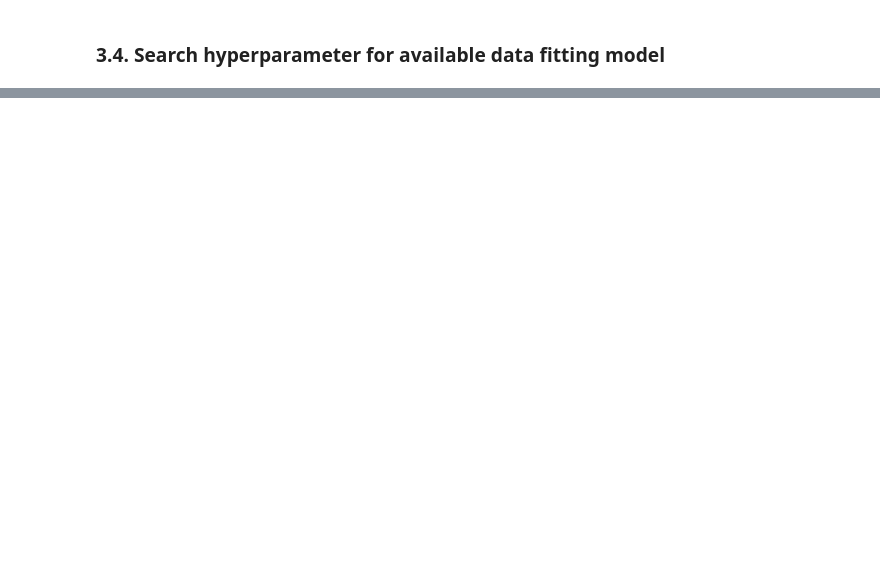
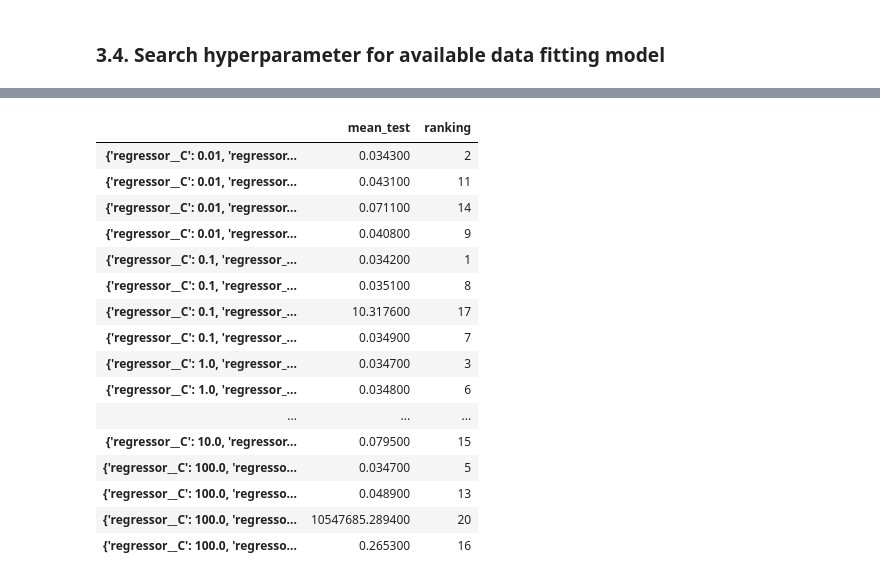
Before and after one commit to dagngyen/hcmus_23-24_coursesra-courses-analysis, a Jupyter notebook: Phase 2: Building model/svm-sigmoid copy.ipynb, the cells around one changed output, grey strips where cells are left out. Cells and saved outputs as stored; diff of their text form; code cells hidden in the pictures; blank space fills up the shorter version.

```diff
--- a/Phase 2: Building model/svm-sigmoid copy.ipynb
+++ b/Phase 2: Building model/svm-sigmoid copy.ipynb
@@ -154,19 +145,9 @@ X_val, X_test, y_val, y_test = train_test_split(X_temp, y_temp, test_size=2/3,ra
 ### **3.3. Initialize transformer**
 # %%
 # Create transformer for numerical and categorical features by using Pipeline
-num_transformer = Pipeline(steps=[('scaler', MinMaxScaler())])
+num_transformer = Pipeline(steps=[('scaler', StandardScaler())])
 cat_transformer = Pipeline(steps=[('onehot', OneHotEncoder(sparse=False, handle_unknown='ignore'))])
 
 # Create a preprocessor using ColumnTransformer
-preprocessor = ColumnTransformer(
-    transformers=[
-        ('num', num_transformer, numeracy_),
-        ('cat', cat_transformer, category_)
-    ])
-
-# Fit and transform the training data using the preprocessor
-pd.DataFrame(preprocessor.fit_transform(X_train, y_train))
-
-# # Transform the validation and test data using the preprocessor
-# X_val_preprocessed = preprocessor.transform(X_val)
-# X_test_preprocessed = preprocessor.transform(X_test)
+preprocessor = ColumnTransformer(transformers=[('num', num_transformer, numeracy_),
+                                               ('cat', cat_transformer, category_)])
@@ -275,0 +178,19 @@ You can try to debug the error by setting error_score='raise'.
+# %%
+# Use SVR for regression
+pipe_svm = Pipeline([('preprocessor', preprocessor),
+                      ('regressor', SVR())])
+
+# Fine-tuning hyperparameters
+param_kernel = ['linear', 'rbf', 'sigmoid', 'poly']
+param_C = [0.01, 0.1, 1.0, 10.0, 100.0]
+param_grid = [{'regressor__C': param_C,
+               'regressor__kernel': param_kernel}]
+
+# Use a regression-specific scoring metric
+gs = GridSearchCV(
+    estimator=pipe_svm,
+    param_grid=param_grid,
+    scoring="neg_mean_squared_error",
+    cv=5)
+
+gs = gs.fit(X_train, y_train)
@@ -275,0 +269,23 @@ You can try to debug the error by setting error_score='raise'.
+# %%
+# Get scoring values of gs
+pd.DataFrame({'mean_test':['{:f}'.format(item) for item in -gs.cv_results_['mean_test_score'].round(4)],
+              'ranking':gs.cv_results_['rank_test_score']},
+             index=gs.cv_results_['params'])
+# %% [output]
+|  | mean_test | ranking |
+| {'regressor__C': 0.01, 'regressor... | 0.034300 | 2 |
+| {'regressor__C': 0.01, 'regressor... | 0.043100 | 11 |
+| {'regressor__C': 0.01, 'regressor... | 0.071100 | 14 |
+| {'regressor__C': 0.01, 'regressor... | 0.040800 | 9 |
+| {'regressor__C': 0.1, 'regressor_... | 0.034200 | 1 |
+| {'regressor__C': 0.1, 'regressor_... | 0.035100 | 8 |
+| {'regressor__C': 0.1, 'regressor_... | 10.317600 | 17 |
+| {'regressor__C': 0.1, 'regressor_... | 0.034900 | 7 |
+| {'regressor__C': 1.0, 'regressor_... | 0.034700 | 3 |
+| {'regressor__C': 1.0, 'regressor_... | 0.034800 | 6 |
+| ... | ... | ... |
+| {'regressor__C': 10.0, 'regressor... | 0.079500 | 15 |
+| {'regressor__C': 100.0, 'regresso... | 0.034700 | 5 |
+| {'regressor__C': 100.0, 'regresso... | 0.048900 | 13 |
+| {'regressor__C': 100.0, 'regresso... | 10547685.289400 | 20 |
+| {'regressor__C': 100.0, 'regresso... | 0.265300 | 16 |
```
Also changed, not shown: parts of 20 cells of this notebook.
